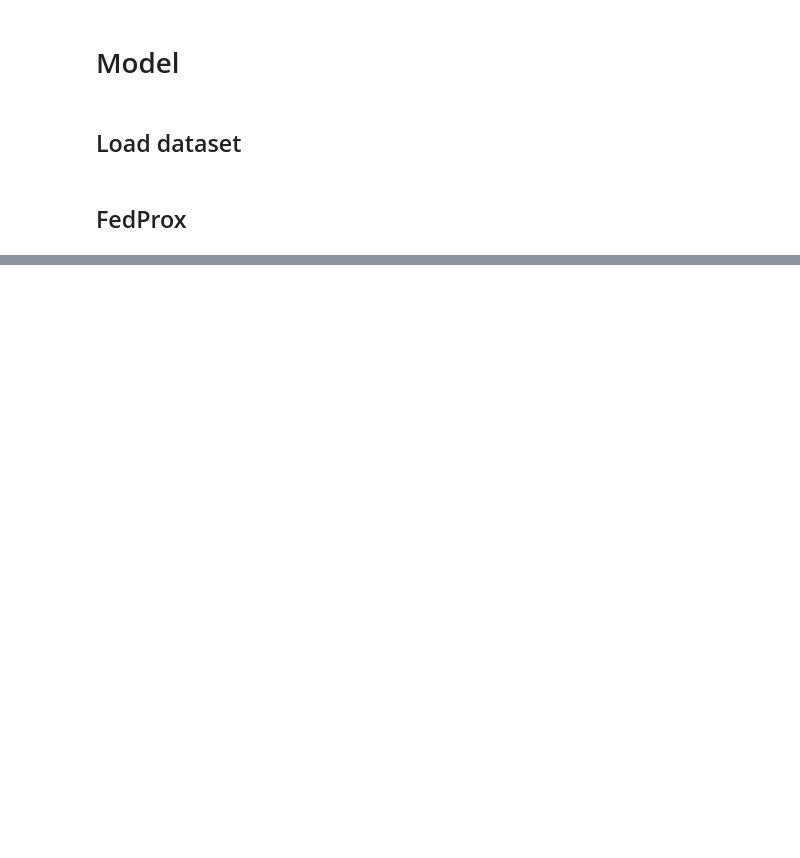
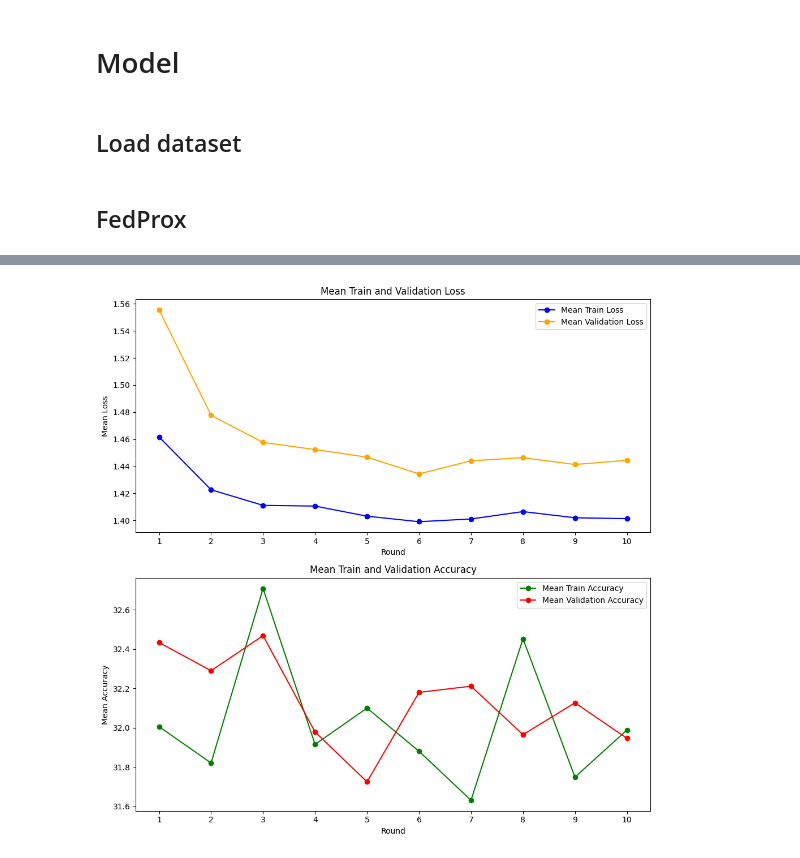
Before and after one commit to amirhosein-prdv/ISAC-based-gesture-recognition-with-federated-learning, a Jupyter notebook: FedProx.ipynb, the cells around one changed output, grey strips where cells are left out. Drawn from its saved outputs; the diff is of its cells as text; code cells hidden in the pictures; blank space fills up the shorter version.

Commit message:
Add Fedprox algorithm with SAM and FGSM robustness

```diff
--- a/FedProx.ipynb
+++ b/FedProx.ipynb
@@ -23,11 +30,17 @@ from sklearn.model_selection import train_test_split
 # %%
-fraction_for_test = 0.2
-num_class = 3
-ALL_MOTION = [i for i in range(1, num_class+3)]
+fraction_for_test = 0.15
+num_class = 4
+ALL_MOTION = [i for i in range(1, num_class+1)]
 N_MOTION = len(ALL_MOTION) # Number of output classes
 T_MAX = 38 # Number of timestamps
 n_gru_hidden_units = 128
 device = torch.device("cuda:0" if torch.cuda.is_available() else "cpu")
+
+destination_folder = './results'
+try:
+    os.makedirs(destination_folder)
+except:
+    pass
 # %% [markdown]
 # Model
 # %%
@@ -76,6 +89,7 @@ class ConvGRUModel(nn.Module):
 
     def forward(self, x):
         # Apply CNN module sequentially for each timestamp
+        x = x.unsqueeze(2)
         x = np.swapaxes(x, 0, 1)
         x = [module(xi) for module, xi in zip(self.cnn_modules, x)]
         x = torch.stack(x, dim=1)  # Stack along the time dimension
@@ -239,0 +141,18 @@ Error:
+# %%
+fed_prox = FedProxAlgorithm(model=ConvGRUModel,
+                            n_gru_hidden_units=n_gru_hidden_units,
+                            num_class=N_MOTION,
+                            timestamp=T_MAX,
+                            train_loader=client_loaders,
+                            mu=0.1
+                            )
+
+fed_prox_round_accuracy, fed_prox_result = fed_prox.run(num_rounds=10,
+                                                        num_epochs=4)
+
+# Save to a file using pickle
+with open('./results/fed_prox_result.pkl', 'wb') as file:
+    pickle.dump(fed_prox_result, file)
+
+with open('./results/fed_prox_round_accuracy.pkl', 'wb') as file:
+    pickle.dump(fed_prox_round_accuracy, file)
@@ -239,0 +177,4 @@ Error:
+# %%
+plot_result(fed_prox_result)
+# %% [output]
+[figure, added]
```
Also changed, not shown: parts of 16 cells of this notebook, 1 other file.
